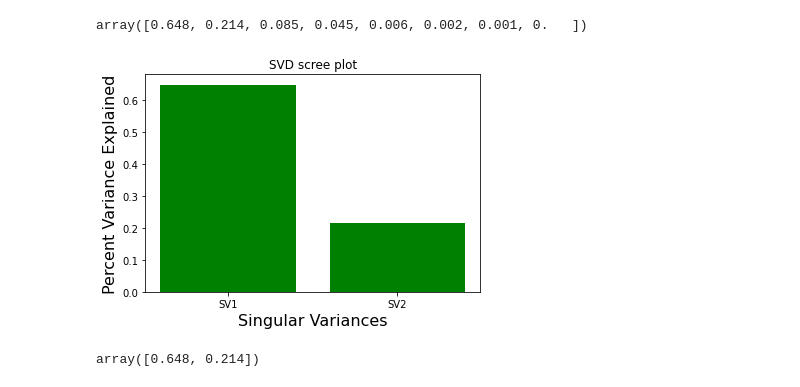
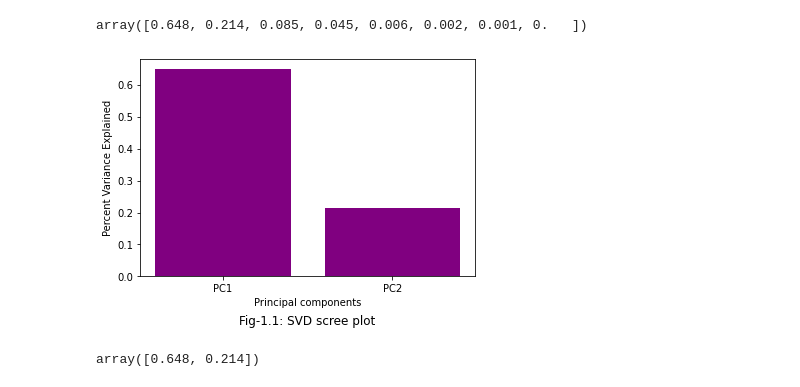
Before and after one commit to rafiqulislam21/pca_svd_clustring_and_apriori_algorithm_with_python, a Jupyter notebook: pca_svd_clustring_and_apriori_algorithm.ipynb, the cells around one changed output. Saved outputs shown, nothing was run; the diff lists cells and outputs as text; code cells hidden in the pictures.

```diff
--- a/pca_svd_clustring_and_apriori_algorithm.ipynb
+++ b/pca_svd_clustring_and_apriori_algorithm.ipynb
@@ -73,24 +63,18 @@ matrix V =
 (8, 8)
 array([0.648, 0.214, 0.085, 0.045, 0.006, 0.002, 0.001, 0.   ])
 # %%
-
-# svd_labels = ['SV' + str(x) for x in range(1, len(var_explained_svd)+1)]
-# plt.bar(x=list(range(1,len(var_explained_svd)+1)),
-#         height=var_explained_svd,
-#         tick_label = svd_labels,
-#         color="green")
-
-svd_labels = ['SV' + str(x) for x in range(1, 3)]
+# plotting explained_variance_ratio for PC1 and PC2 using SVD
+svd_labels = ['PC' + str(x) for x in range(1, 3)]
 plt.bar(x=list(range(1,3)),
         height=var_explained_svd[0:2],
         tick_label = svd_labels,
-        color="green")
+        color="purple")
 
-plt.xlabel('Singular Variances', fontsize=16)
-plt.ylabel('Percent Variance Explained', fontsize=16)
-plt.title('SVD scree plot')
+plt.xlabel('Principal components')
+plt.ylabel('Percent Variance Explained')
+plt.title('Fig-1.1: SVD scree plot',  y = -0.25)
 plt.show()
 #SVD part end-----------------------------------------------------------
 # %% [output]
-[figure, old version]
+[figure, new version]
 # %%
```
Also changed, not shown: parts of 22 cells of this notebook.
